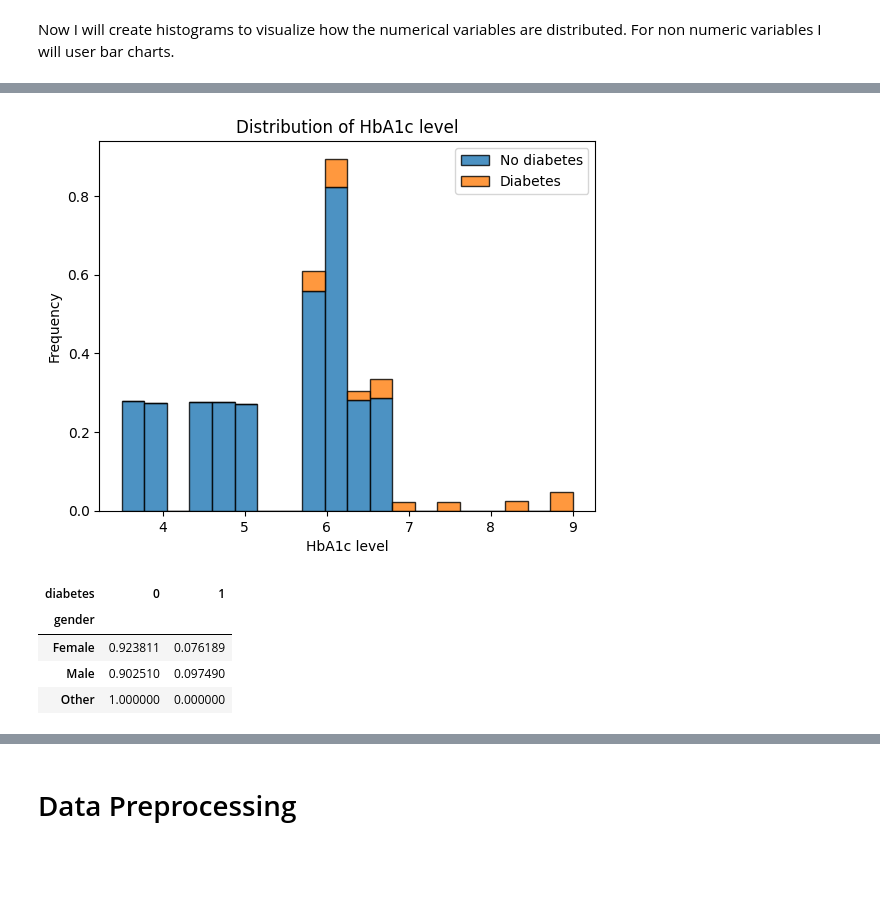
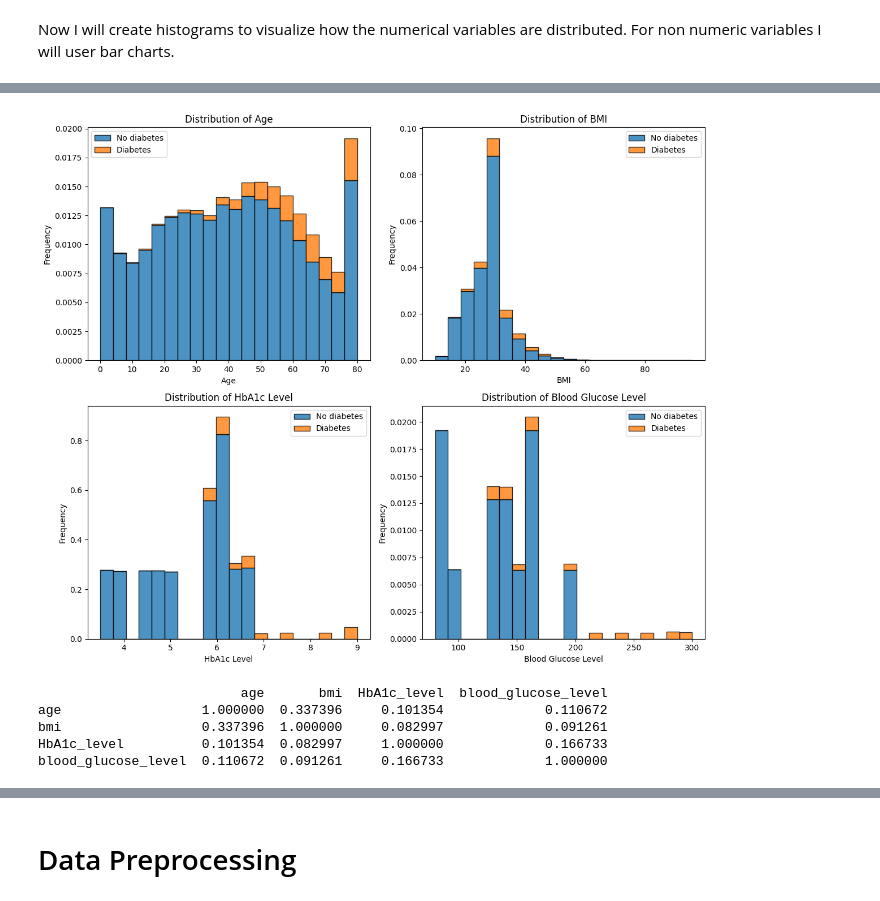
Before and after one commit to davdpanpan/diabetes, a Jupyter notebook: diabetes.ipynb, the cells around one changed output, grey strips where cells are left out. Drawn from its saved outputs; the diff is of its cells as text; code cells hidden in the pictures; blank space fills up the shorter version.

```diff
--- a/diabetes.ipynb
+++ b/diabetes.ipynb
@@ -102,27 +72,41 @@ plt.show()
-# %%
-# histogram of HbA1c_level
-plt.hist(
-    [diabetes_no['HbA1c_level'], diabetes_yes['HbA1c_level']],
-    bins=20,
-    edgecolor='black',
-    alpha=0.8,
-    label=['No diabetes', 'Diabetes'],
-    stacked=True,
-    density=True
-)
-plt.xlabel('HbA1c level')
-plt.ylabel('Frequency')
-plt.title('Distribution of HbA1c level')
-plt.legend()
-
-plt.show()
-# %% [output]
-[figure, removed]
-# %%
-pd.crosstab(diabetes['gender'], diabetes['diabetes'], normalize='index')
-# %% [output]
-| diabetes | 0 | 1 |
-| gender |  |  |
-| Female | 0.923811 | 0.076189 |
-| Male | 0.902510 | 0.097490 |
-| Other | 1.000000 | 0.000000 |
+# %%
+diabetes_yes = diabetes[diabetes['diabetes'] == 1]
+diabetes_no = diabetes[diabetes['diabetes'] == 0]
+
+fig, axes = plt.subplots(2, 2, figsize=(12, 10))
+axes = axes.flatten()
+
+# Variables and titles
+numeric_variables = ['age', 'bmi', 'HbA1c_level', 'blood_glucose_level']
+titles = ['Distribution of Age', 'Distribution of BMI', 'Distribution of HbA1c Level', 'Distribution of Blood Glucose Level']
+xlabels = ['Age', 'BMI', 'HbA1c Level', 'Blood Glucose Level']
+
+for i, (var, title, xlabel) in enumerate(zip(numeric_variables, titles, xlabels)):
+    axes[i].hist(
+        [diabetes_no[var], diabetes_yes[var]],
+        bins=20,
+        edgecolor='black',
+        alpha=0.8,
+        label=['No diabetes', 'Diabetes'],
+        stacked=True,
+        density=True
+    )
+    axes[i].set_xlabel(xlabel)
+    axes[i].set_ylabel('Frequency')
+    axes[i].set_title(title)
+    axes[i].legend()
+
+plt.tight_layout()
+plt.show()
+# %% [output]
+[figure, added]
+# %%
+# correlation matrix of continuous variables
+corr_matrix = diabetes[numeric_variables].corr()
+print(corr_matrix)
+# %% [output]
+                          age       bmi  HbA1c_level  blood_glucose_level
+age                  1.000000  0.337396     0.101354             0.110672
+bmi                  0.337396  1.000000     0.082997             0.091261
+HbA1c_level          0.101354  0.082997     1.000000             0.166733
+blood_glucose_level  0.110672  0.091261     0.166733             1.000000
```
Also changed, not shown: parts of 15 cells of this notebook.
